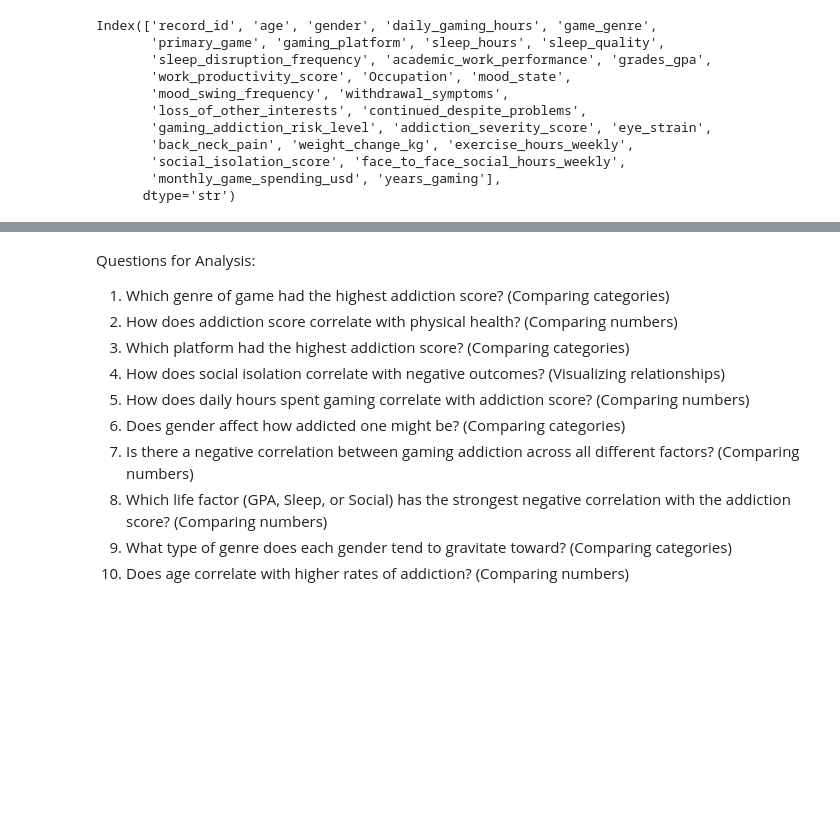
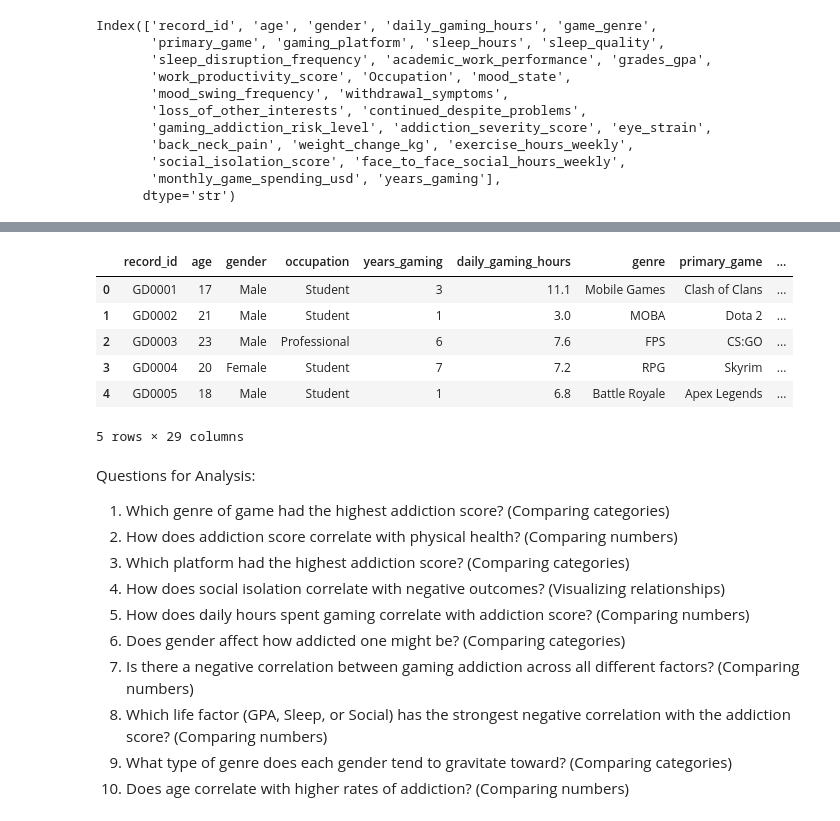
Before and after one commit to jmlax123/gaming_mental_health, a Jupyter notebook: gaming_mental_health_data.ipynb, the cells around one changed output, grey strips where cells are left out. Saved outputs shown, nothing was run; the diff lists cells and outputs as text; code cells hidden in the pictures; blank space fills up the shorter version.

```diff
--- a/gaming_mental_health_data.ipynb
+++ b/gaming_mental_health_data.ipynb
@@ -403,3 +432,37 @@ df.head(10)
+# %%
+new_order = [
+    # 1. Demographics (Who they are)
+    'record_id', 'age', 'gender', 'occupation',
+
+    # 2. Gaming Profile (How they play)
+    'years_gaming', 'daily_gaming_hours', 'genre', 'primary_game',
+    'gaming_platform', 'monthly_spend',
+
+    # 3. Productivity & Social (Life outside gaming)
+    'academic_performance', 'gpa', 'work_productivity',
+    'face_to_face_social_hours_weekly', 'social_isolation',
+
+    # 4. Lifestyle & Physical Health (Physical impact)
+    'exercise_hours_weekly', 'sleep_hours', 'sleep_quality', 'sleep_disruption',
+    'eye_strain', 'back_neck_pain', 'weight_change_kg',
+
+    # 5. Addiction & Mood (The Outcome)
+    'mood_state', 'mood_swings', 'withdrawal_symptoms',
+    'loss_of_other_interests', 'continued_despite_problems',
+    'gaming_addiction_risk_level', 'addiction_severity'
+]
+
+df = df[new_order]
+
+df.head()
+# %% [output]
+|  | record_id | age | gender | occupation | years_gaming | daily_gaming_hours | genre | primary_game | ... |
+| 0 | GD0001 | 17 | Male | Student | 3 | 11.1 | Mobile Games | Clash of Clans | ... |
+| 1 | GD0002 | 21 | Male | Student | 1 | 3.0 | MOBA | Dota 2 | ... |
+| 2 | GD0003 | 23 | Male | Professional | 6 | 7.6 | FPS | CS:GO | ... |
+| 3 | GD0004 | 20 | Female | Student | 7 | 7.2 | RPG | Skyrim | ... |
+| 4 | GD0005 | 18 | Male | Student | 1 | 6.8 | Battle Royale | Apex Legends | ... |
+5 rows × 29 columns
 # %% [markdown]
 Questions for Analysis:
 1. Which genre of game had the highest addiction score? (Comparing categories)
```
Also changed, not shown: parts of 3 cells of this notebook.
